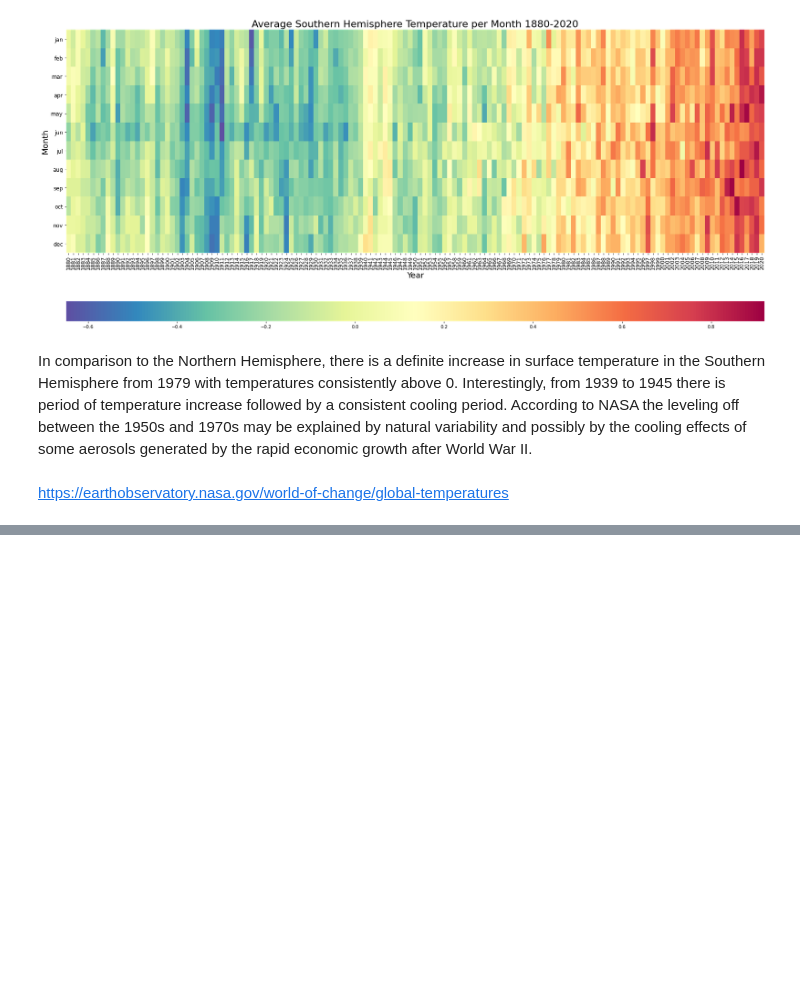
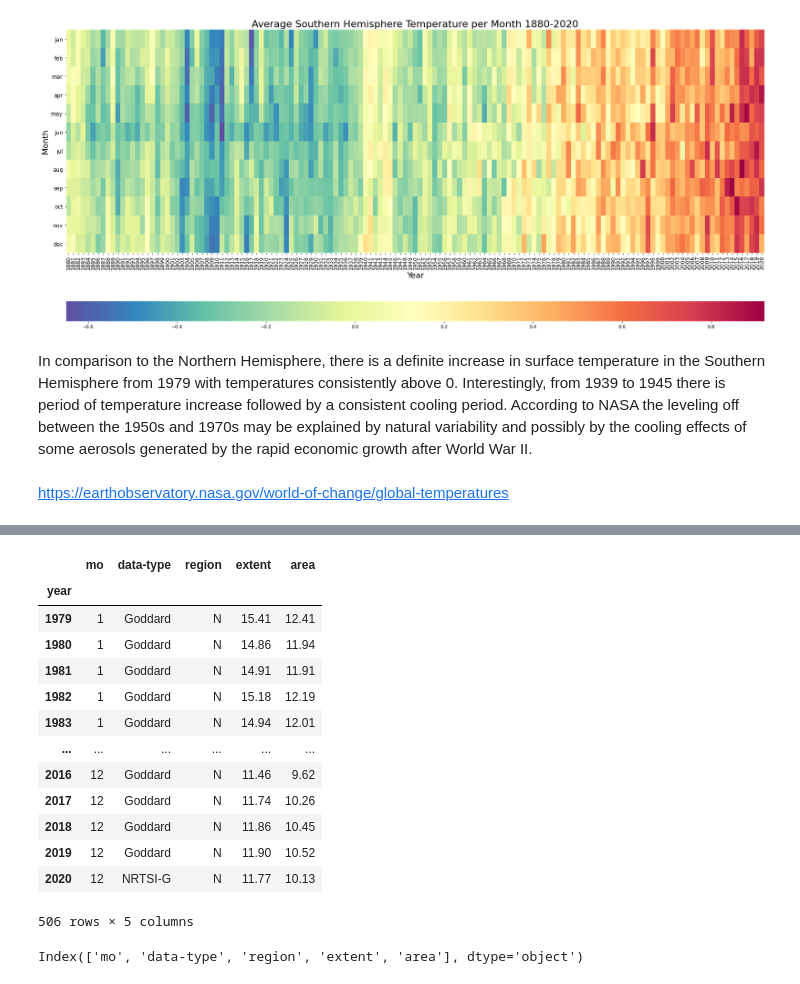
Before and after one commit to LisaHarrison08/globalWarming, a Jupyter notebook: Global Warming.ipynb, the cells around one changed output, grey strips where cells are left out. Saved outputs shown, nothing was run; the diff lists cells and outputs as text; code cells hidden in the pictures; blank space fills up the shorter version.

Commit message:
Added North and South Sea Ice data

```diff
--- a/Global Warming.ipynb
+++ b/Global Warming.ipynb
@@ -361,0 +370,40 @@ https://earthobservatory.nasa.gov/world-of-change/global-temperatures
+# %%
+# Read in North Hemisphere Monthly Data CSV file
+iceNorthJ = pd.read_csv("data/seaIce_North/N_01_extent_v3.0.csv")
+iceNorthF = pd.read_csv("data/seaIce_North/N_02_extent_v3.0.csv")
+iceNorthM = pd.read_csv("data/seaIce_North/N_03_extent_v3.0.csv")
+iceNorthA = pd.read_csv("data/seaIce_North/N_04_extent_v3.0.csv")
+iceNorthMa = pd.read_csv("data/seaIce_North/N_05_extent_v3.0.csv")
+iceNorthJu = pd.read_csv("data/seaIce_North/N_06_extent_v3.0.csv")
+iceNorthJul = pd.read_csv("data/seaIce_North/N_07_extent_v3.0.csv")
+iceNorthAu = pd.read_csv("data/seaIce_North/N_08_extent_v3.0.csv")
+iceNorthS = pd.read_csv("data/seaIce_North/N_09_extent_v3.0.csv")
+iceNorthO = pd.read_csv("data/seaIce_North/N_10_extent_v3.0.csv")
+iceNorthN = pd.read_csv("data/seaIce_North/N_11_extent_v3.0.csv")
+iceNorthD = pd.read_csv("data/seaIce_North/N_12_extent_v3.0.csv")
+iceNorthJu.head()
+
+# Combine all of the data files into a single df, format column names, and set datetime index
+iceNorth = iceNorthJ.append([iceNorthF,iceNorthM,iceNorthA,iceNorthMa,iceNorthJu,iceNorthJul,iceNorthAu,iceNorthS,iceNorthO,iceNorthN,iceNorthD])
+iceNorth.columns = ['year', 'mo','data-type','region','extent','area']
+iceNorth.set_index('year', inplace=True)
+iceNorth
+# %% [output]
+|  | mo | data-type | region | extent | area |
+| year |  |  |  |  |  |
+| 1979 | 1 | Goddard | N | 15.41 | 12.41 |
+| 1980 | 1 | Goddard | N | 14.86 | 11.94 |
+| 1981 | 1 | Goddard | N | 14.91 | 11.91 |
+| 1982 | 1 | Goddard | N | 15.18 | 12.19 |
+| 1983 | 1 | Goddard | N | 14.94 | 12.01 |
+| ... | ... | ... | ... | ... | ... |
+| 2016 | 12 | Goddard | N | 11.46 | 9.62 |
+| 2017 | 12 | Goddard | N | 11.74 | 10.26 |
+| 2018 | 12 | Goddard | N | 11.86 | 10.45 |
+| 2019 | 12 | Goddard | N | 11.90 | 10.52 |
+| 2020 | 12 | NRTSI-G | N | 11.77 | 10.13 |
+506 rows × 5 columns
+# %%
+iceNorth.columns
+# %% [output]
+Index(['mo', 'data-type', 'region', 'extent', 'area'], dtype='object')
```
Also changed, not shown: parts of 7 cells of this notebook, 27 other files.
